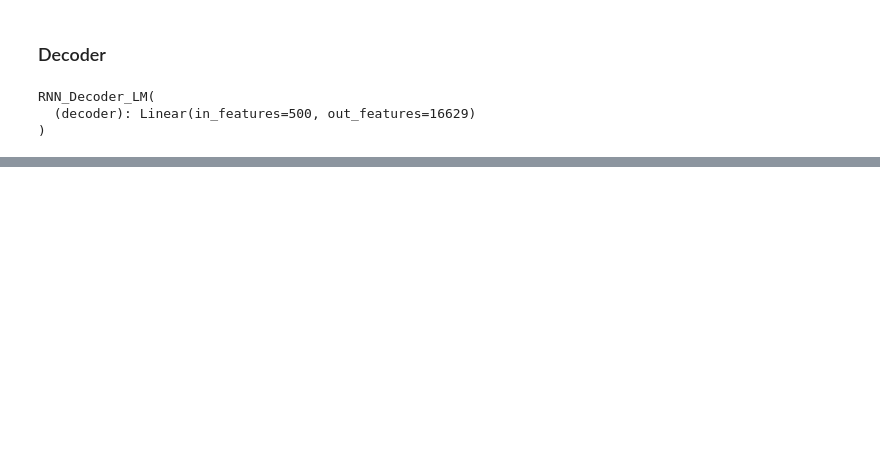
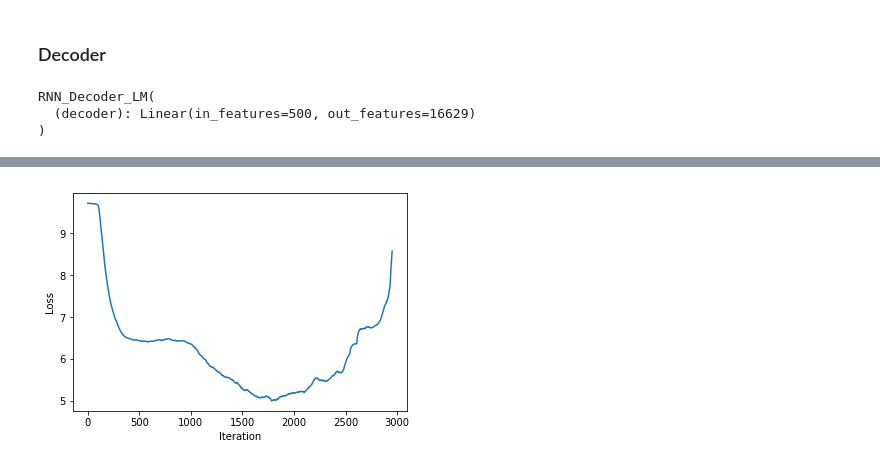
Before and after one commit to Runze/comment_classification, a Jupyter notebook: comment_classification.ipynb, the cells around one changed output, grey strips where cells are left out. Cells and saved outputs as stored; diff of their text form; code cells hidden in the pictures; blank space fills up the shorter version.

```diff
--- a/comment_classification.ipynb
+++ b/comment_classification.ipynb
@@ -382,0 +630,4 @@ torch.Size([37, 64, 16629])
+# %%
+learning_rate_finder.plot_loss()
+# %% [output]
+[figure, added]
```
Also changed, not shown: parts of 46 cells of this notebook.
